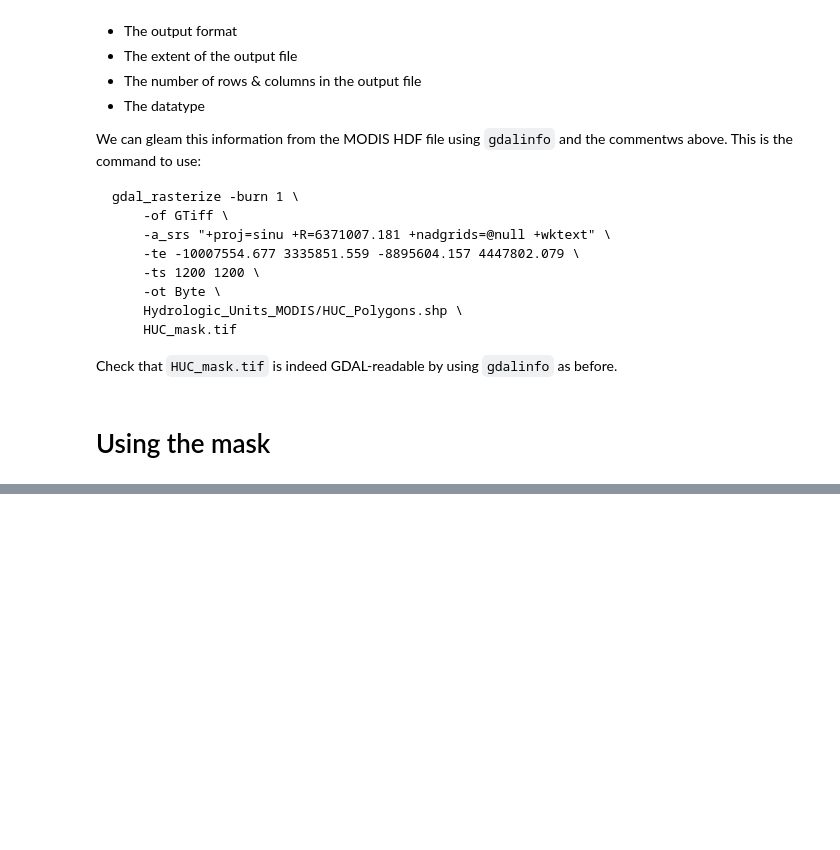
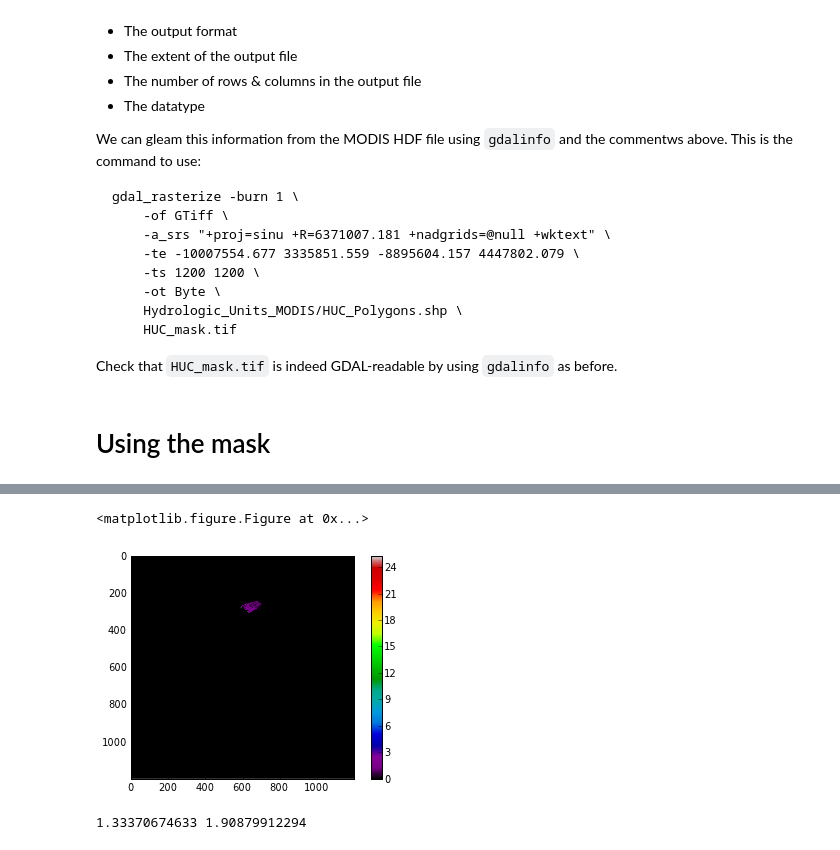
Before and after one commit to jgomezdans/geogg122_lectures, a Jupyter notebook: lectures/FTP_session.ipynb, the cells around one changed output, grey strips where cells are left out. Drawn from its saved outputs; the diff is of its cells as text; code cells hidden in the pictures; blank space fills up the shorter version.

```diff
--- a/lectures/FTP_session.ipynb
+++ b/lectures/FTP_session.ipynb
@@ -562,0 +580,17 @@ Check that `HUC_mask.tif` is indeed GDAL-readable by using `gdalinfo` as before.
+# %%
+# We can use the mask to select MODIS data from the raster
+lai_m = np.where ( mask==1, lai, 0 )
+plt.imshow ( lai_m, interpolation='nearest', cmap=plt.cm.spectral )
+plt.colorbar()
+plt.figure()
+# Why does it go up to 24?
+# %% [output]
+<matplotlib.figure.Figure at 0x...>
+[figure, added]
+# %%
+# The mean value of LAI within the catchment...
+mean_lai = lai_m[lai_m > 0].mean()
+std_lai = lai_m[lai_m > 0].std()
+print mean_lai, std_lai
+# %% [output]
+1.33370674633 1.90879912294
```
Also changed, not shown: parts of 3 cells of this notebook.
